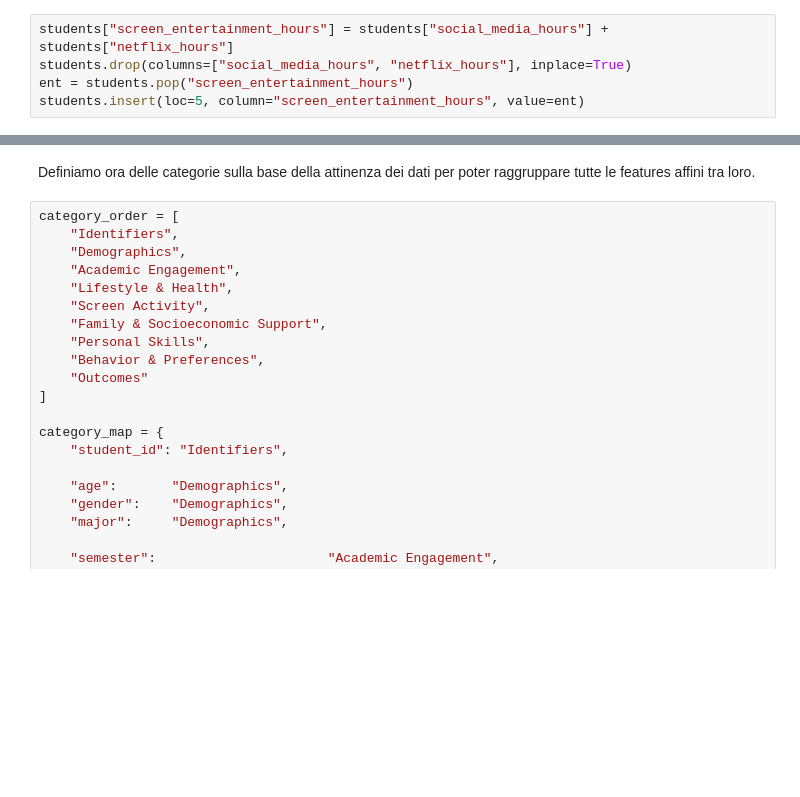
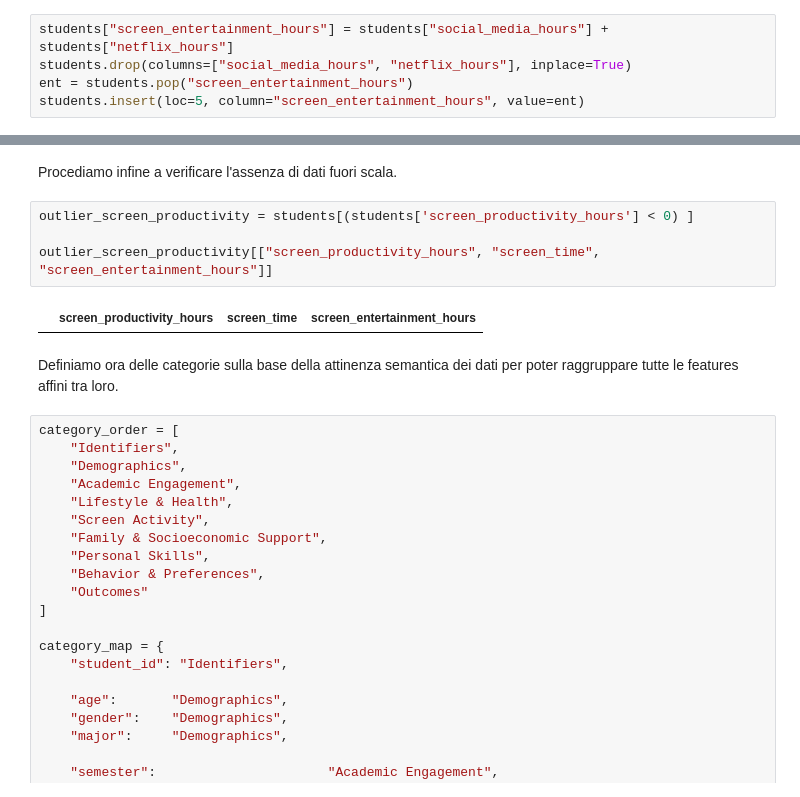
Before and after one commit to FrancescoPazz/Students-Habits-and-Academic-Perfomance, a Jupyter notebook: student_habits_and_academic_performance.ipynb, the cells around one changed output, grey strips where cells are left out. Drawn from its saved outputs; the diff is of its cells as text; blank space fills up the shorter version.

```diff
--- a/student_habits_and_academic_performance.ipynb
+++ b/student_habits_and_academic_performance.ipynb
@@ -187,5 +189,13 @@ students.head(1)
+# %% [markdown]
+Procediamo infine a verificare l'assenza di dati fuori scala.
+# %%
+outlier_screen_productivity = students[(students['screen_productivity_hours'] < 0) ]
+
+outlier_screen_productivity[["screen_productivity_hours", "screen_time", "screen_entertainment_hours"]]
+# %% [output]
+|  | screen_productivity_hours | screen_time | screen_entertainment_hours |
 # %% [markdown]
-Definiamo ora delle categorie sulla base della attinenza dei dati per poter raggruppare tutte le features affini tra loro.
+Definiamo ora delle categorie sulla base della attinenza semantica dei dati per poter raggruppare tutte le features affini tra loro.
 # %%
 category_order = [
     "Identifiers",
```
Also changed, not shown: parts of 26 cells of this notebook.
